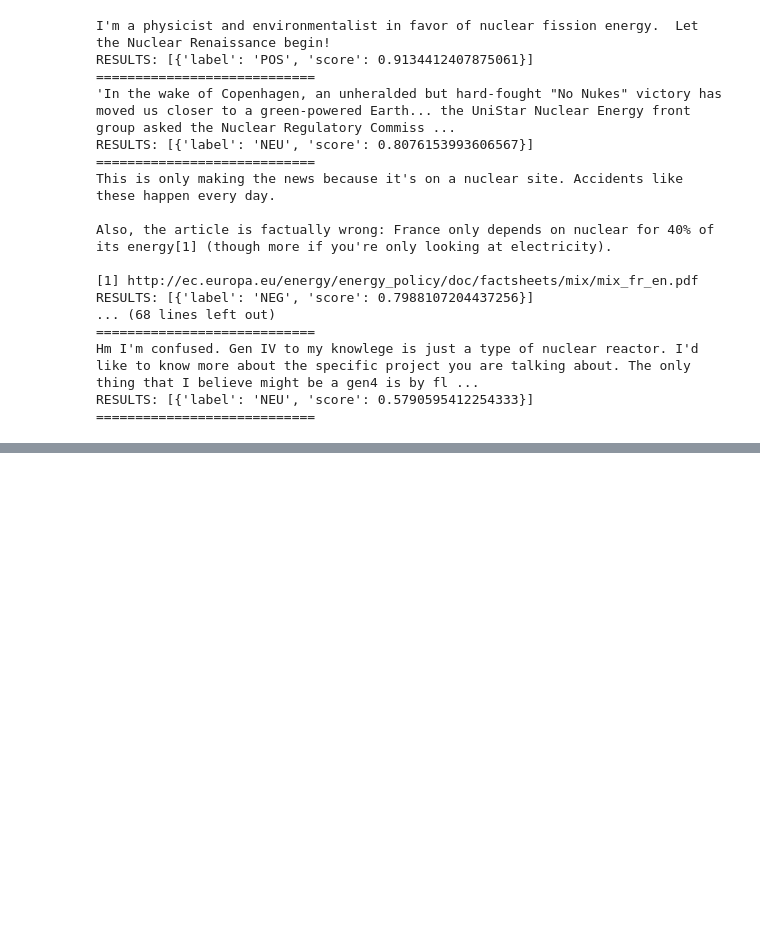
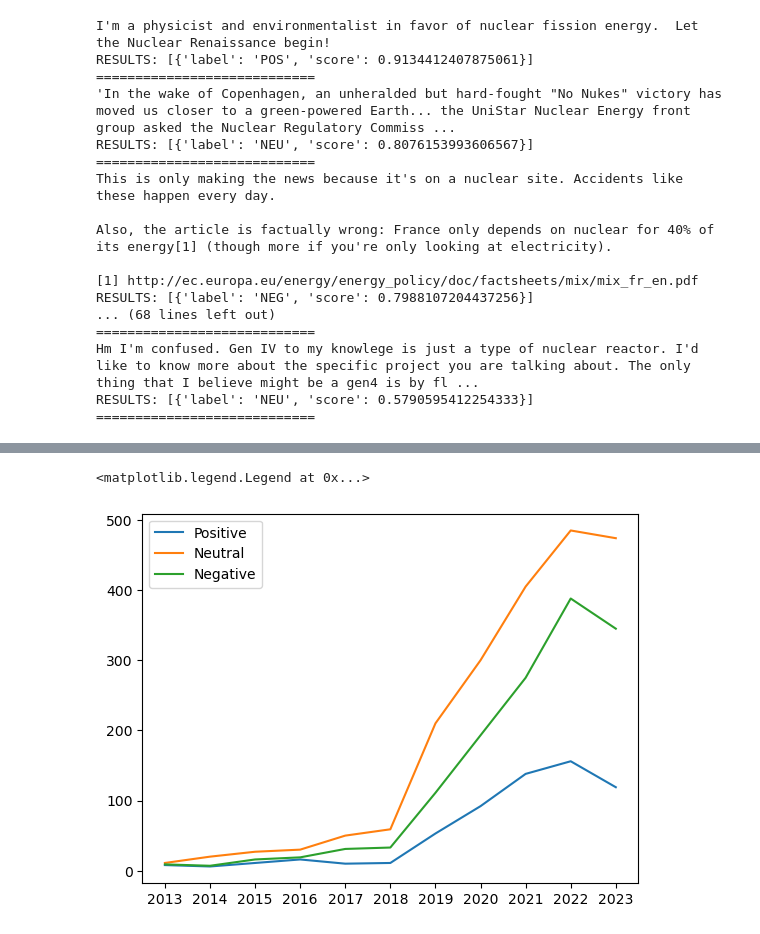
Before and after one commit to YongceLi/NUKE, a Jupyter notebook: sentiment analysis.ipynb, the cells around one changed output, grey strips where cells are left out. Cells and saved outputs as stored; diff of their text form; code cells hidden in the pictures; blank space fills up the shorter version.

```diff
--- a/sentiment analysis.ipynb
+++ b/sentiment analysis.ipynb
@@ -53,0 +83,12 @@ RESULTS: [{'label': 'NEU', 'score': 0.5790595412254333}]
+# %%
+df = pd.read_csv('nuclear_dataset.csv')
+# %%
+def year(x):
+    return x.split('-')[0]
+df['created'] = df['created'].apply(lambda x: year(x))
+# %%
+df = df[df['created'] >= "2013"]
+# %%
+positive = df[df['label'] == "POS"]
+neutral = df[df['label'] == "NEU"]
+negative = df[df['label'] == "NEG"]
@@ -53,0 +111,9 @@ RESULTS: [{'label': 'NEU', 'score': 0.5790595412254333}]
+# %%
+import matplotlib.pyplot as plt
+plt.plot(positive.groupby('created').count().index, positive.groupby('created').count()['label'], label='Positive')
+plt.plot(neutral.groupby('created').count().index, neutral.groupby('created').count()['label'], label='Neutral')
+plt.plot(negative.groupby('created').count().index, negative.groupby('created').count()['label'], label='Negative')
+plt.legend()
+# %% [output]
+<matplotlib.legend.Legend at 0x...>
+[figure, added]
```
Also changed, not shown: parts of 5 cells of this notebook, 1 other file.
